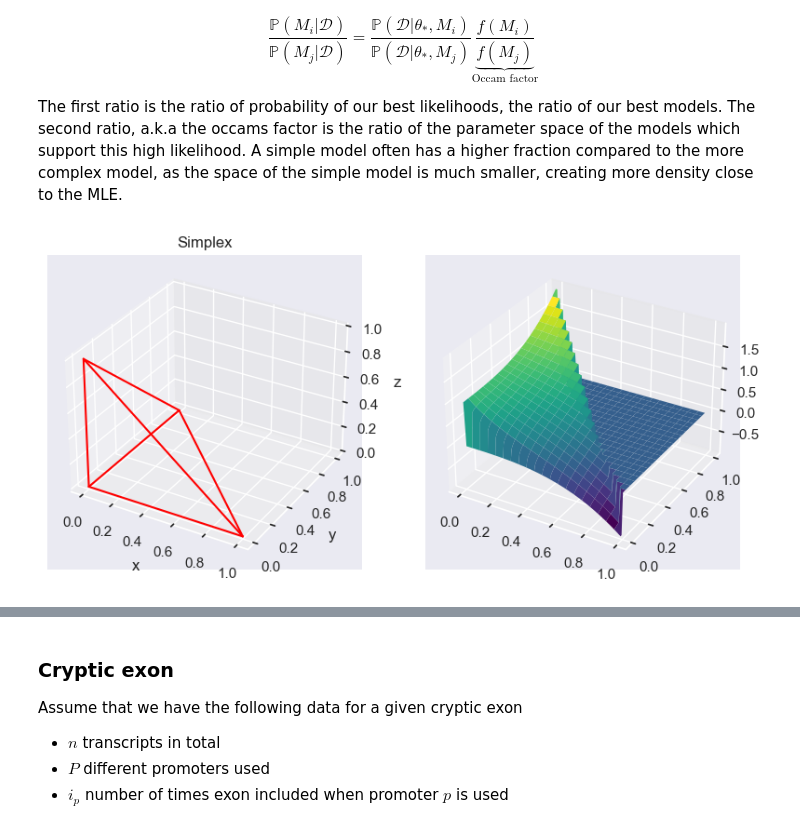
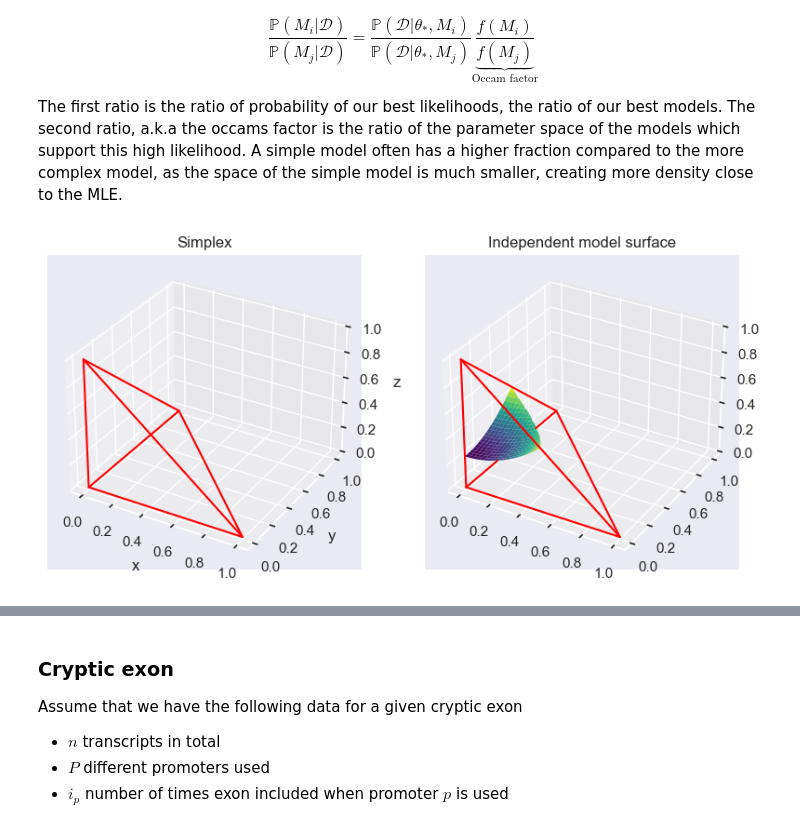
Before and after one commit to MathieuGr02/mathieugr.github.io, a Jupyter notebook: _notebooks/Computational-Biology/09-Model-Selection.ipynb, the cells around one changed output, grey strips where cells are left out. Drawn from its saved outputs; the diff is of its cells as text; code cells hidden in the pictures.

```diff
--- a/_notebooks/Computational-Biology/09-Model-Selection.ipynb
+++ b/_notebooks/Computational-Biology/09-Model-Selection.ipynb
@@ -154,37 +154,50 @@ $$
 
 The first ratio is the ratio of probability of our best likelihoods, the ratio of our best models. The second ratio, a.k.a the occams factor is the ratio of the parameter space of the models which support this high likelihood. A simple model often has a higher fraction compared to the more complex model, as the space of the simple model is much smaller, creating more density close to the MLE.
 # %%
-x = np.arange(0, 1, 0.01)
+x = np.arange(0, 1, 0.005)
 X, Y = np.meshgrid(x, x)
-#Z = X**3 - Y**3 + X**Y if X + Y < 1 else 0
 
-Z = np.zeros(X.shape)
-for i, x_i in enumerate(X):
-    for j, y_i in enumerate(Y):
-        if x_i[i] + y_i[j] <= 1:
-            Z[i, j] =  x_i[i]**3 - y_i[j]**3 + x_i[i]**y_i[j]
+f = lambda x, y : x**2 + y**2 + 0.25
 
+Z = np.full(X.shape, None)
+for i in range(X.shape[0]):
+    for j in range(X.shape[1]):
+        if X[i, j] + Y[i, j] <= 1:
+            z_value = f(X[i, j], Y[i, j])
+            if 0 <= z_value <= 1 - X[i, j] - Y[i, j]:
+                Z[i, j] = z_value
 
 fig = plt.figure(figsize=plt.figaspect(0.5))
 
 ax1 = fig.add_subplot(1, 2, 1, projection='3d')
 ax1.plot([0, 0], [0, 0], [0, 1], color='red')
 ax1.plot([0, 0], [0, 1], [0, 0], color='red')
 ax1.plot([0, 1], [0, 0], [0, 0], color='red')
 ax1.plot([0, 1], [1, 0], [0, 0], color='red')
 ax1.plot([0, 0], [1, 0], [0, 1], color='red')
 ax1.plot([1, 0], [0, 0], [0, 1], color='red')
 ax1.set_title('Simplex')
 ax1.set_ylabel('y')
 ax1.set_xlabel('x')
 ax1.set_zlabel('z')
 
 ax2 = fig.add_subplot(1, 2, 2, projection='3d')
 
 ax2.plot_surface(X, Y, Z, cmap=cm.viridis,
                        linewidth=0, rstride=5, cstride=5)
 
+ax2.plot([0, 0], [0, 0], [0, 1], color='red')
+
+ax2.plot([0, 0], [0, 0.33], [0, 0], color='red')
+ax2.plot([0, 0], [0.76, 1], [0, 0], color='red')
+
+ax2.plot([0, 1], [0, 0], [0, 0], color='red')
+ax2.plot([0, 1], [1, 0], [0, 0], color='red')
+ax2.plot([0, 0], [1, 0], [0, 1], color='red')
+ax2.plot([1, 0], [0, 0], [0, 1], color='red')
+ax2.set_title('Independent model surface')
+
 plt.show()
 # %% [output]
-[figure, old version]
+[figure, new version]
 # %% [markdown]
```
Also changed, not shown: parts of 1 cell of this notebook, 36 other files.
